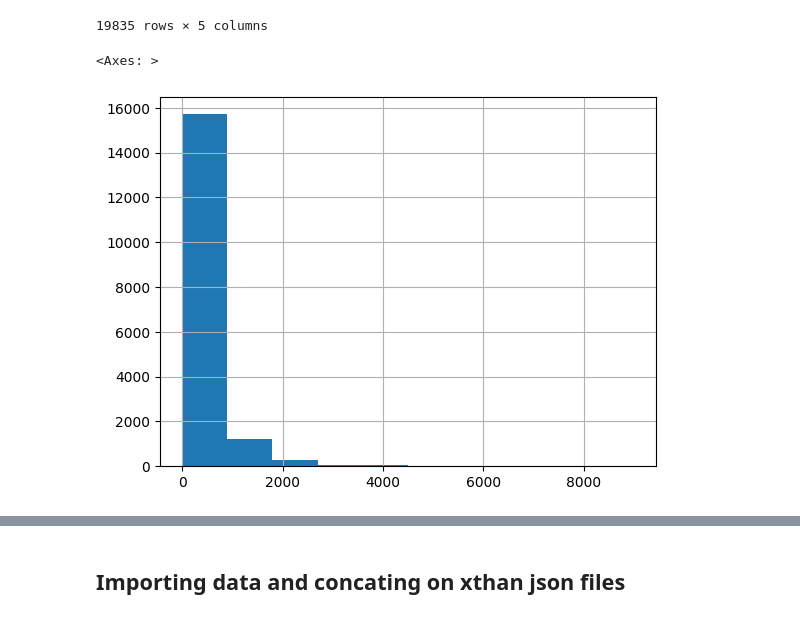
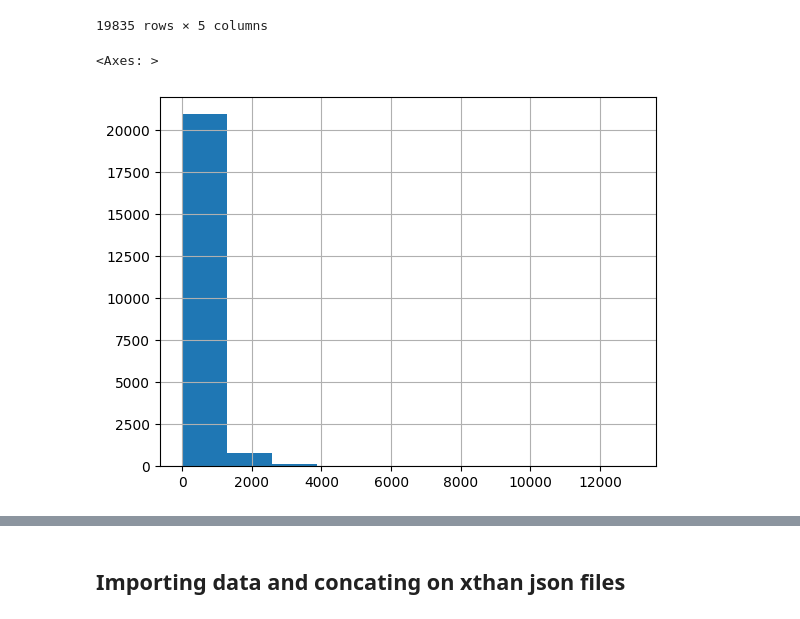
Before and after one commit to thanbskt/Recommendation_tool, a Jupyter notebook: Preprocessing_outfits.ipynb, the cells around one changed output, grey strips where cells are left out. Drawn from its saved outputs; the diff is of its cells as text; code cells hidden in the pictures.

```diff
--- a/Preprocessing_outfits.ipynb
+++ b/Preprocessing_outfits.ipynb
@@ -22,12 +16,16 @@ train_3more_name_df = train_3more_name_df.T
-# %%
-with open('/home/thanos/Desktop/Sustainable_fashion/data/polyvore-dataset/test_no_dup_with_category_3more_name.json') as f:
-    data = json.load(f)
-
-test_3more_name_df = pd.DataFrame(data)
-test_3more_name_df = test_3more_name_df.T
-# %%
-with open('/home/thanos/Desktop/Sustainable_fashion/repos/fashion_compatibility_mcn/data/valid_no_dup_with_category_3more_name.json') as f:
-    data = json.load(f)
-valid_3more_name_df = pd.DataFrame(data)
-valid_3more_name_df = valid_3more_name_df.T
+# %%
+# importing the data from the tree different files
+with open('/home/thanos/Desktop/Sustainable_fashion/data/polyvore-dataset/train_no_dup.json') as f:
+    data1 = json.load(f)
+train_df = pd.DataFrame(data1)
+
+with open('/home/thanos/Desktop/Sustainable_fashion/data/polyvore-dataset/test_no_dup.json') as f:
+    data2 = json.load(f)
+test_df = pd.DataFrame(data2)
+
+with open('/home/thanos/Desktop/Sustainable_fashion/data/polyvore-dataset/valid_no_dup.json') as f:
+    data3 = json.load(f)
+valid_df = pd.DataFrame(data3)
+# %%
+all_df = pd.concat([train_df,test_df,valid_df],ignore_index=True)
 # %%
@@ -119,7 +79,7 @@ all_df_3more_name
 | 216814895 | {'index': 1, 'name': 'plaid shirt'} | {'index': 3, 'name': 'closed lizz... | {'index': 4, 'name': 'moto boots'} | NaN | {'index': 5, 'name': 'kate spade ... |
 19835 rows × 5 columns
 # %%
-df['likes'].hist()
+all_df['likes'].hist()
 # %% [output]
 <Axes: >
-[figure, old version]
+[figure, new version]
```
Also changed, not shown: parts of 20 cells of this notebook, 1 other file.
